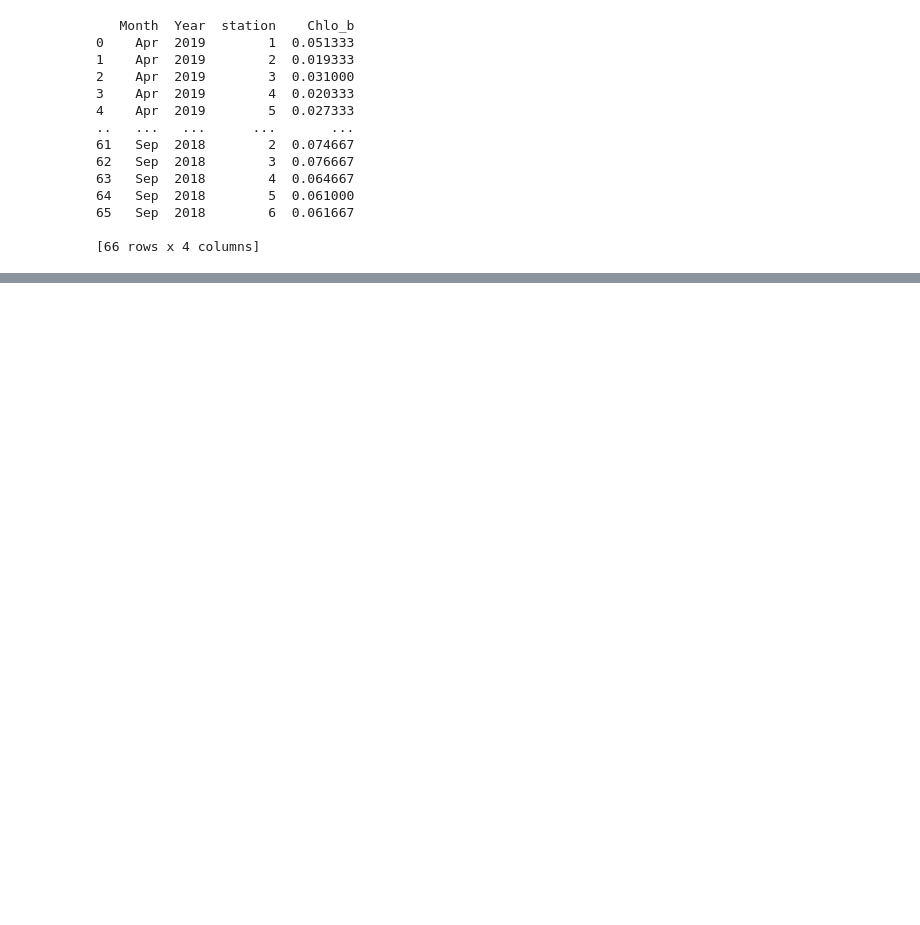
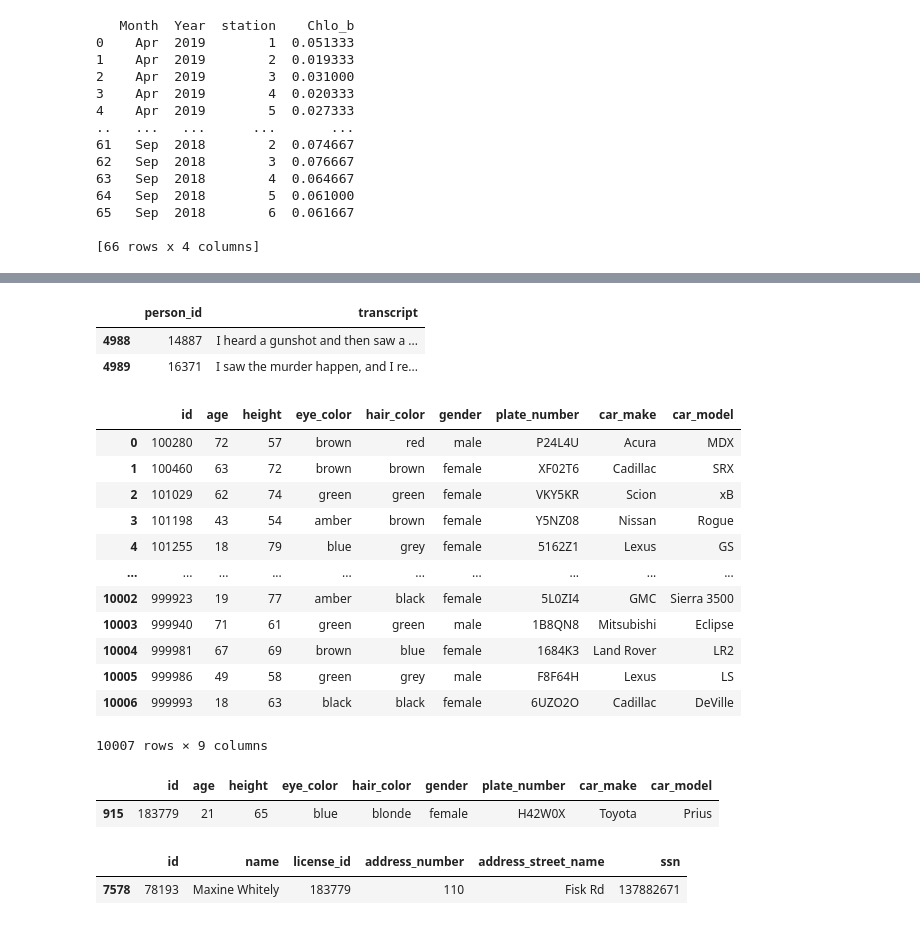
Before and after one commit to Natthaphatz007/Python_dataviz2024, a Jupyter notebook: Midterm.ipynb, the cells around one changed output, grey strips where cells are left out. Saved outputs shown, nothing was run; the diff lists cells and outputs as text; code cells hidden in the pictures; blank space fills up the shorter version.

Commit message:
Exam 2

```diff
--- a/Midterm.ipynb
+++ b/Midterm.ipynb
@@ -138,0 +143,28 @@ print(result)
+# %%
+import os
+
+path = '/content/drive/MyDrive/data_viz_2024_DATA/Exam_2'
+
+person_path = os.path.join(path,'person.csv')
+print(person_path)
+
+interview_path = os.path.join(path,'interview.csv')
+print(interview_path)
+
+Income_path = os.path.join(path,'income.csv')
+print(Income_path)
+
+get_fit_now_member_path = os.path.join(path,'get_fit_now_member.csv')
+print(get_fit_now_member_path)
+
+get_fit_now_check_in_path = os.path.join(path,'get_fit_now_check_in.csv')
+print(get_fit_now_check_in_path)
+
+facebook_event_checkin_path = os.path.join(path,'facebook_event_checkin.csv')
+print(facebook_event_checkin_path)
+
+drivers_license_path = os.path.join(path,'drivers_license.csv')
+print(drivers_license_path)
+
+crime_scene_report_path = os.path.join(path,'crime_scene_report.csv')
+print(crime_scene_report_path)
@@ -138,0 +273,36 @@ print(result)
+# %%
+interview_data[(interview_data.person_id == 14887) | (interview_data.person_id == 16371)]
+# %% [output]
+|  | person_id | transcript |
+| 4988 | 14887 | I heard a gunshot and then saw a ... |
+| 4989 | 16371 | I saw the murder happen, and I re... |
+# %%
+driver_license_data = pd.read_csv(drivers_license_path)
+driver_license_data
+# %% [output]
+|  | id | age | height | eye_color | hair_color | gender | plate_number | car_make | car_model |
+| 0 | 100280 | 72 | 57 | brown | red | male | P24L4U | Acura | MDX |
+| 1 | 100460 | 63 | 72 | brown | brown | female | XF02T6 | Cadillac | SRX |
+| 2 | 101029 | 62 | 74 | green | green | female | VKY5KR | Scion | xB |
+| 3 | 101198 | 43 | 54 | amber | brown | female | Y5NZ08 | Nissan | Rogue |
+| 4 | 101255 | 18 | 79 | blue | grey | female | 5162Z1 | Lexus | GS |
+| ... | ... | ... | ... | ... | ... | ... | ... | ... | ... |
+| 10002 | 999923 | 19 | 77 | amber | black | female | 5L0ZI4 | GMC | Sierra 3500 |
+| 10003 | 999940 | 71 | 61 | green | green | male | 1B8QN8 | Mitsubishi | Eclipse |
+| 10004 | 999981 | 67 | 69 | brown | blue | female | 1684K3 | Land Rover | LR2 |
+| 10005 | 999986 | 49 | 58 | green | grey | male | F8F64H | Lexus | LS |
+| 10006 | 999993 | 18 | 63 | black | black | female | 6UZO2O | Cadillac | DeVille |
+10007 rows × 9 columns
+# %%
+# กรองข้อมูลที่มี plate_number เริ่มต้นด้วย 'H42W'
+filtered_car_data = driver_license_data[driver_license_data['plate_number'].str.startswith('H42W')]
+
+filtered_car_data
+# %% [output]
+|  | id | age | height | eye_color | hair_color | gender | plate_number | car_make | car_model |
+| 915 | 183779 | 21 | 65 | blue | blonde | female | H42W0X | Toyota | Prius |
+# %%
+person_data[person_data.license_id == 183779]
+# %% [output]
+|  | id | name | license_id | address_number | address_street_name | ssn |
+| 7578 | 78193 | Maxine Whitely | 183779 | 110 | Fisk Rd | 137882671 |
```
Also changed, not shown: parts of 22 cells of this notebook.
